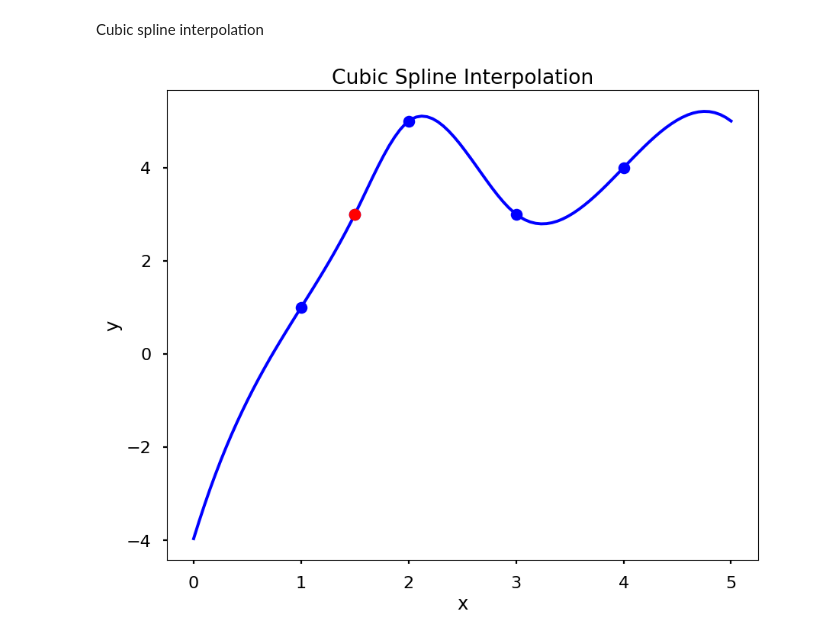
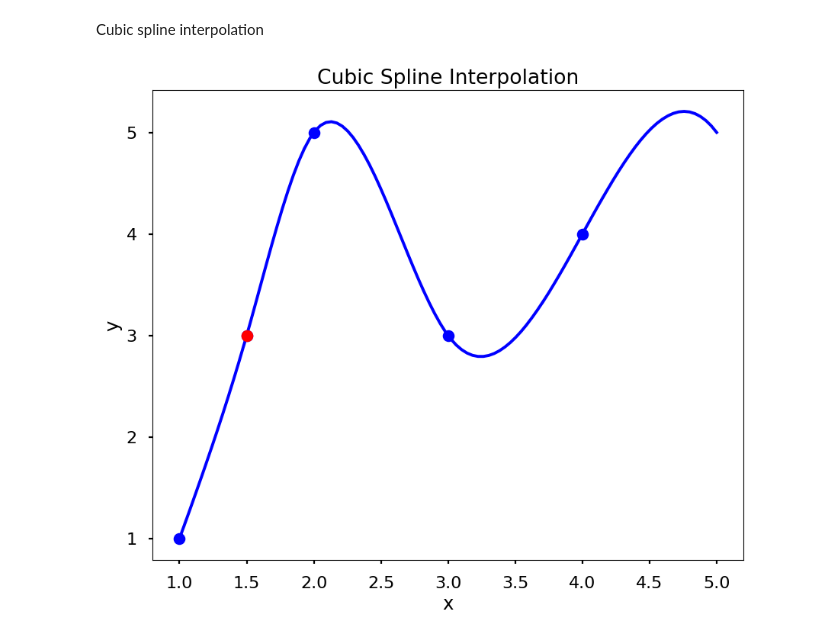
Before and after one commit to mal-bertsen/MAT421, a Jupyter notebook: ModuleB.ipynb, the cells around one changed output. Saved outputs shown, nothing was run; the diff lists cells and outputs as text; code cells hidden in the pictures.

```diff
--- a/ModuleB.ipynb
+++ b/ModuleB.ipynb
@@ -6,7 +6,6 @@ interpolation problem statement
 #While regression is a method that attmepts to minimize residual and error values to model data. Interpolation goes through all of the data points available.
 
 import matplotlib.pyplot as plt
-plt.style.use('seaborn-poster')
 
 x = [1,2,3,4]
 y = [1,5,3,4]
@@ -26,7 +25,6 @@ Linear interpolation
 from scipy.interpolate import interp1d
 import matplotlib.pyplot as plt
 
-plt.style.use('seaborn-poster')
 x = [1, 2, 3, 4]
 y = [1, 5, 3, 4]
 
@@ -50,25 +48,23 @@ Cubic spline interpolation
 # %%
 #In cubic spline interpolation, the interpolating function is a set of piecewise cubic functions.
 
 from scipy.interpolate import CubicSpline
 import numpy as np
 import matplotlib.pyplot as plt
 
-plt.style.use('seaborn-poster')
-
 x = [1,1.5, 2, 3, 4]
 y = [1,3, 5, 3, 4]
 
 f = CubicSpline(x, y, bc_type='natural')
-x_new = np.linspace(0, 5, 100)
+x_new = np.linspace(1, 5, 100)
 y_new = f(x_new)
 plt.figure(figsize = (10,8))
 plt.plot(x_new, y_new, 'b')
 plt.plot(x, y, 'bo')
 plt.plot(1.5, y_hat, 'ro')
 plt.title('Cubic Spline Interpolation')
 plt.xlabel('x')
 plt.ylabel('y')
 plt.show()
 # %% [output]
-[figure, old version]
+[figure, new version]
```
